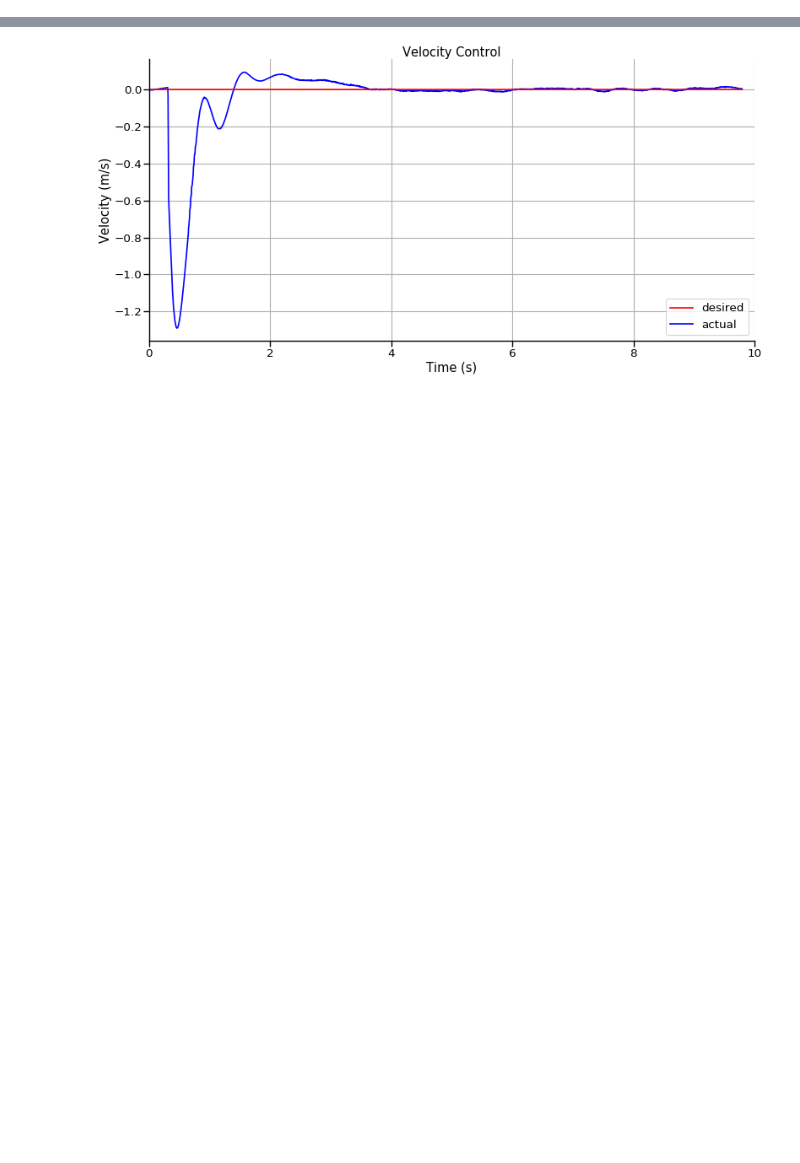
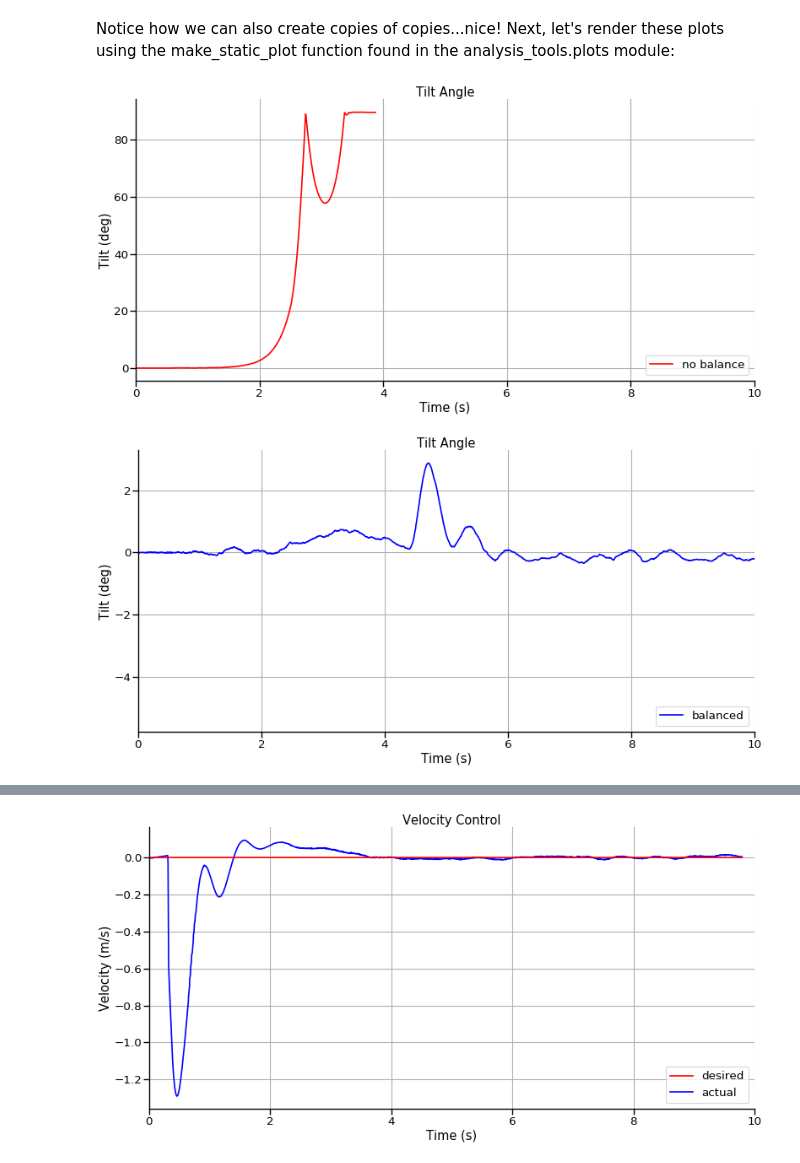
Before and after one commit to super-owesome/bobble_controllers, a Jupyter notebook: analysis/notebooks/RosJupyterAnalysis/RosJupyterAnalysisPart3.ipynb, the cells around one changed output, grey strips where cells are left out. Cells and saved outputs as stored; diff of their text form; code cells hidden in the pictures; blank space fills up the shorter version.

Commit message:
Update README and update sample analysis notebook.

```diff
--- a/analysis/notebooks/RosJupyterAnalysis/RosJupyterAnalysis.ipynb
+++ b/analysis/notebooks/RosJupyterAnalysis/RosJupyterAnalysisPart3.ipynb
@@ -338,0 +76,6 @@ after the impulse is applied. Let's start with looking at the velocity controlle
+# %%
+# Set paths to relevant data directories and config files
+plot_config_file = os.path.abspath(
+                   os.path.join(os.getcwd(),'plots.yaml'))
+# Load configs and data
+pc = parse_config_file(plot_config_file)
@@ -338,0 +130,32 @@ after the impulse is applied. Let's start with looking at the velocity controlle
+# %%
+# Create two configuration objects based on the measured_tilt plot
+# configuration object defined in plots.yaml
+no_balance_plot = pc['measured_tilt'].copy()
+no_balance_plot['runs'] = ['no_balance']
+no_balance_plot['colors'] = ['red']
+no_balance_plot['linestyles'] = ['-']
+no_balance_plot['legend'] = {
+    'no balance': {
+        'color': 'red',
+        'linestyle': '-'
+    },
+}
+balance_plot = no_balance_plot.copy()
+balance_plot['runs'] = ['balance']
+balance_plot['colors'] = ['blue']
+balance_plot['legend'] = {
+    'balanced': {
+        'color': 'blue',
+        'linestyle': '-'
+    },
+}
+# %% [markdown]
+Notice how we can also create copies of copies...nice! Next, let's render these plots
+using the make_static_plot function found in the analysis_tools.plots module:
+# %%
+%matplotlib inline
+make_static_plot(df, no_balance_plot, 'TiltNoBalance')
+make_static_plot(df, balance_plot, 'TiltBalanced')
+# %% [output]
+[figure, added]
+[figure, added]
```
Also changed, not shown: parts of 56 cells of this notebook, 3 other files.
